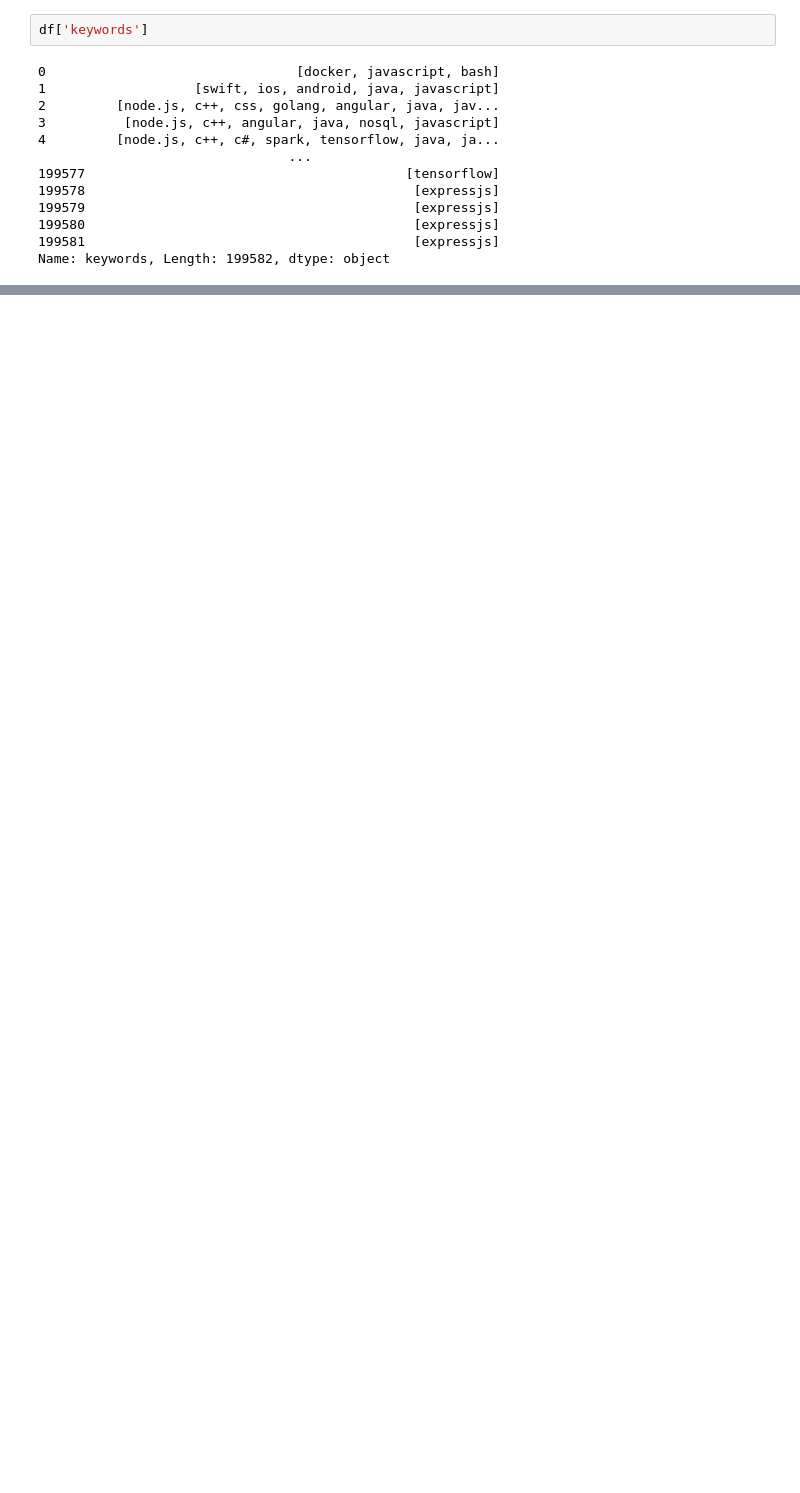
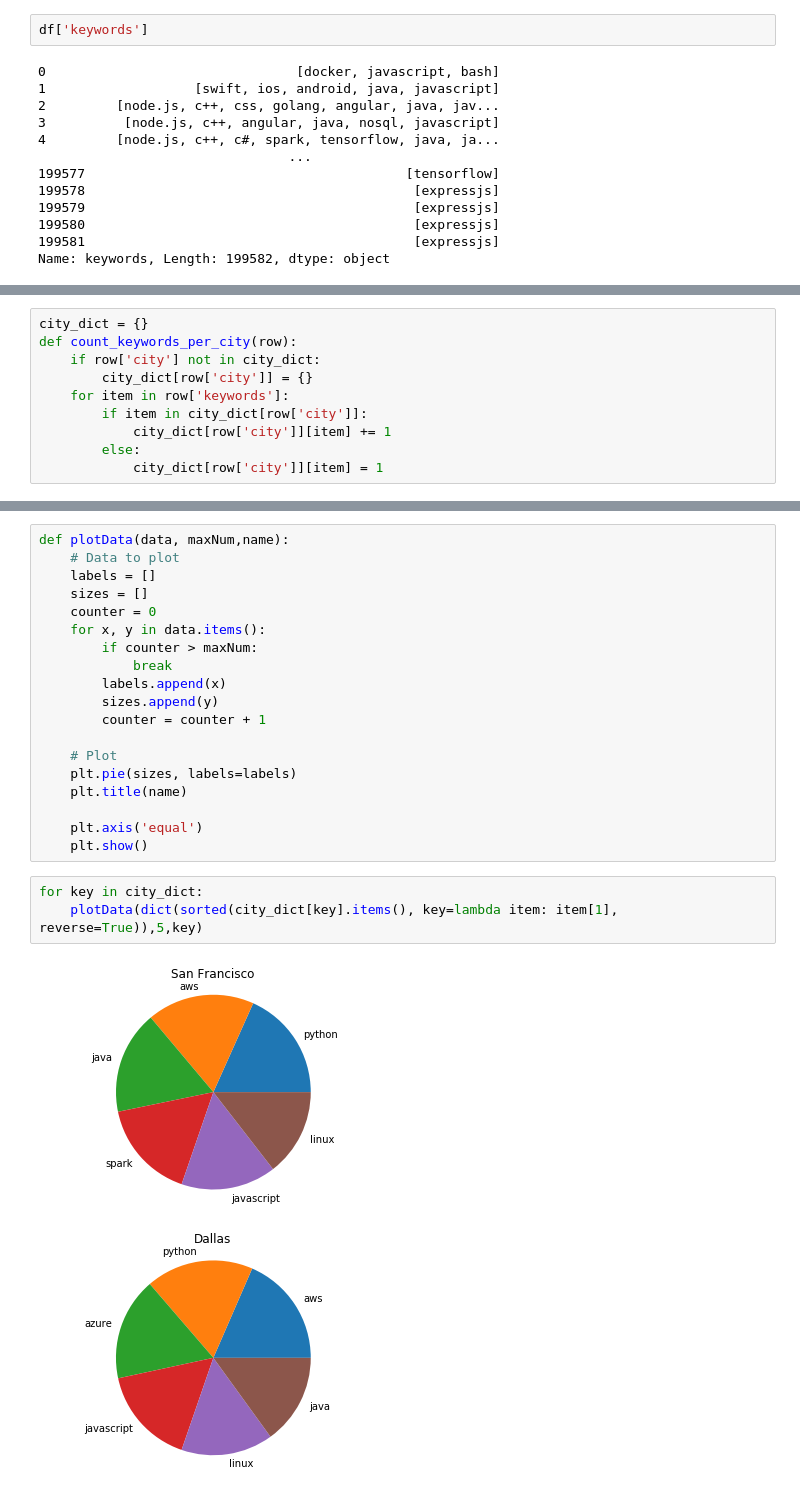
Before and after one commit to Marc-9/DSCI, a Jupyter notebook: Project Analysis.ipynb, the cells around one changed output, grey strips where cells are left out. Drawn from its saved outputs; the diff is of its cells as text; blank space fills up the shorter version.

```diff
--- a/Project Analysis.ipynb
+++ b/Project Analysis.ipynb
@@ -121,0 +151,10 @@ False
+# %%
+city_dict = {}
+def count_keywords_per_city(row):
+    if row['city'] not in city_dict:
+        city_dict[row['city']] = {}
+    for item in row['keywords']:
+        if item in city_dict[row['city']]:
+            city_dict[row['city']][item] += 1
+        else:
+            city_dict[row['city']][item] = 1
@@ -121,0 +167,25 @@ False
+# %%
+def plotData(data, maxNum,name):
+    # Data to plot
+    labels = []
+    sizes = []
+    counter = 0
+    for x, y in data.items():
+        if counter > maxNum:
+            break
+        labels.append(x)
+        sizes.append(y)
+        counter = counter + 1
+
+    # Plot
+    plt.pie(sizes, labels=labels)
+    plt.title(name)
+
+    plt.axis('equal')
+    plt.show()
+# %%
+for key in city_dict:
+    plotData(dict(sorted(city_dict[key].items(), key=lambda item: item[1], reverse=True)),5,key)
+# %% [output]
+[figure, added]
+[figure, added]
```
Also changed, not shown: parts of 22 cells of this notebook.
